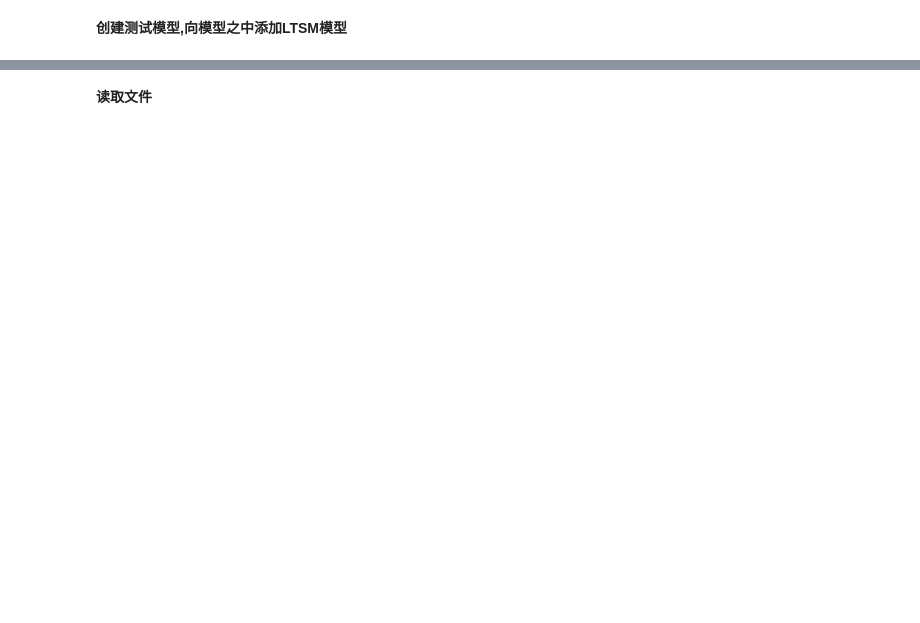
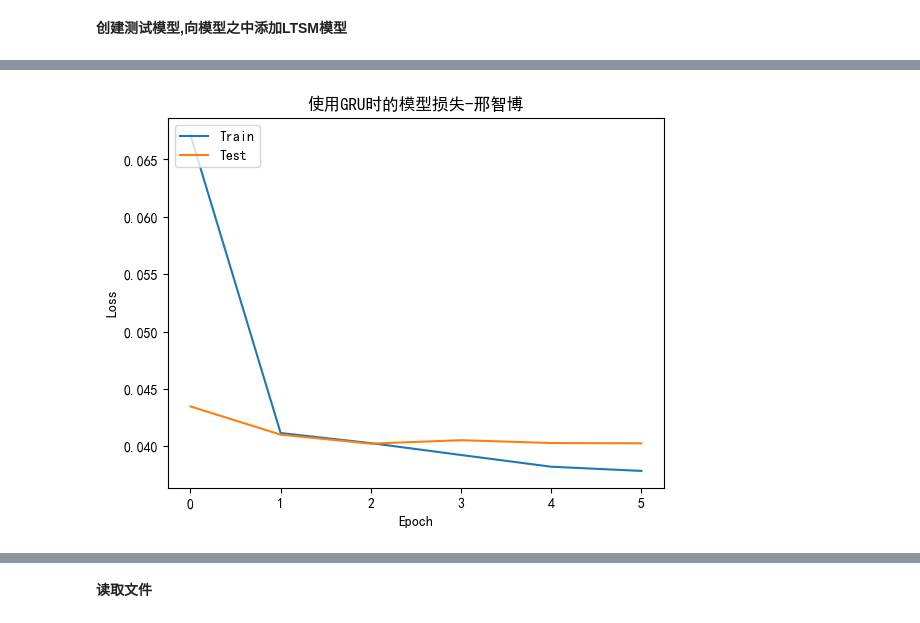
Before and after one commit to moonchildink/WeiboCommentEmotionAnalysis, a Jupyter notebook: process.ipynb, the cells around one changed output, grey strips where cells are left out. Cells and saved outputs as stored; diff of their text form; code cells hidden in the pictures; blank space fills up the shorter version.

```diff
--- a/process.ipynb
+++ b/process.ipynb
@@ -298,0 +303,17 @@ _________________________________________________________________
+# %%
+model2 = Sequential()
+model2.add(Embedding(MAX_WORDS,          # 50000
+                    embeddingDim,       # 300
+                    weights=[embeddingMatrix],      # 权重
+                    input_length=maxTokens,         # 输入字符串tokens的长度
+                    trainable=False))
+layers2 = LSTM(32,return_sequences=True)
+model2.add(layers1)
+model2.add(LSTM(units=16, return_sequences = False))
+# %%
+model2.add(Dense(1, activation='sigmoid'))
+optimizer = Adam(lr=1e-3)      # 使用Adam优化器,学习率为1e-3
+# %%
+model2.compile(loss='binary_crossentropy',
+                optimizer=optimizer,
+                metrics=['accuracy'])       # 报错是因为混用了tensorflow和keras的接口
@@ -409,0 +496,10 @@ history.history
+# %%
+history2 = model2.fit(x_train,
+                    y_train,
+                    validation_split=0.1,
+                    epochs=20,
+                    batch_size=128,
+                    callbacks=callbacks)
+result = model2.evaluate(x_test, y_test)
+print("Accuracy: {0:.2%}".format(result[1]))
+# 绘制训练 & 验证的损失值
@@ -409,0 +524,14 @@ history.history
+# %%
+
+plt.rcParams["font.sans-serif"] = ["SimHei"]  #设置字体
+plt.rcParams["axes.unicode_minus"] = False  #该语句解决图像中的“-”负号的乱码问题
+plt.plot(history2.history['loss'])
+plt.plot(history2.history['val_loss'])
+
+plt.title('使用GRU时的模型损失-邢智博')
+plt.ylabel('Loss')
+plt.xlabel('Epoch')
+plt.legend(['Train', 'Test'], loc='upper left')
+plt.show()
+# %% [output]
+[figure, added]
```
Also changed, not shown: parts of 61 cells of this notebook, 4 other files.
